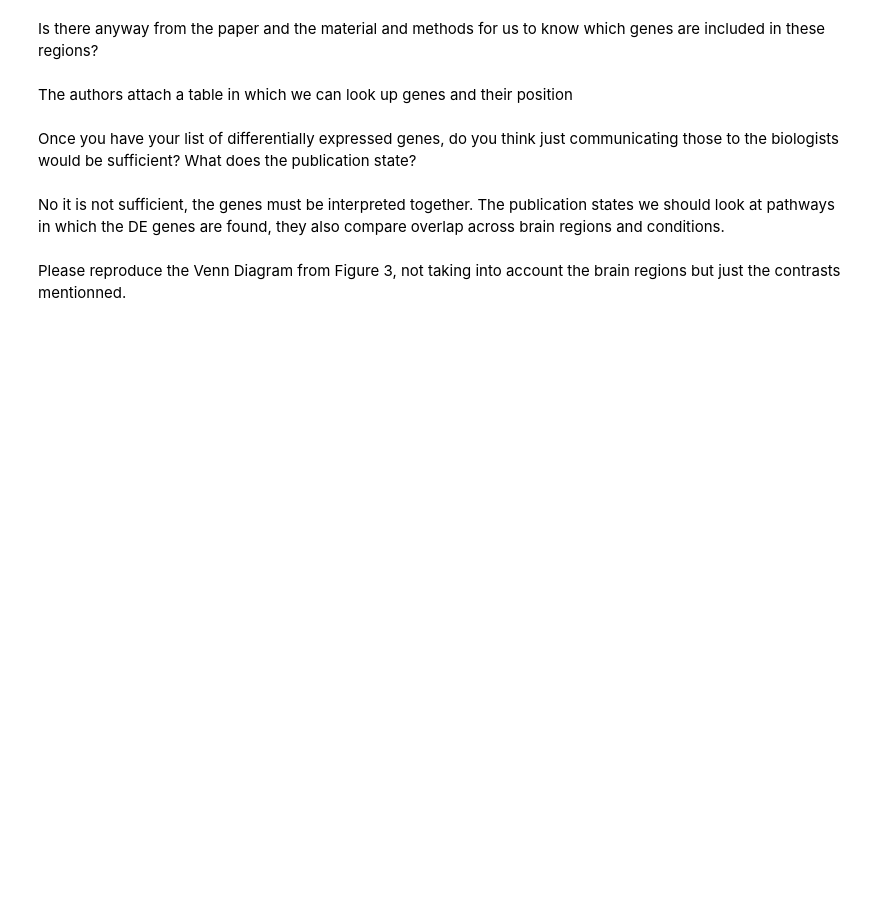
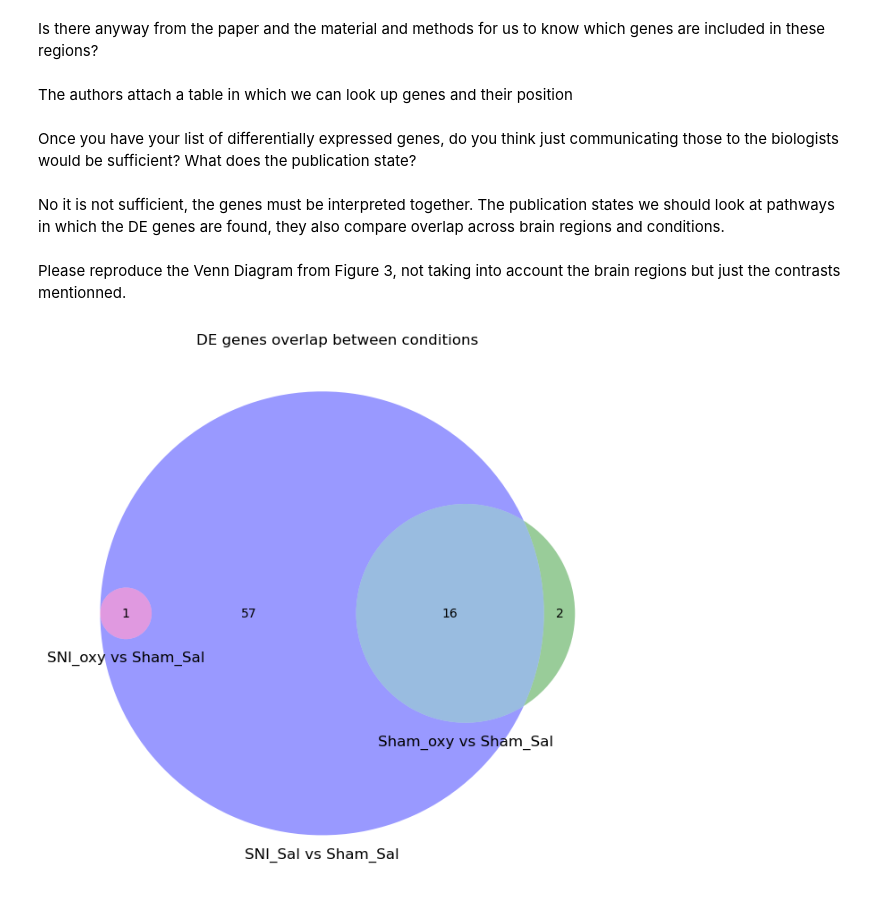
Before and after one commit to frankiebar1/computational-workflows-2025, a Jupyter notebook: notebooks/day_03/day_03.ipynb, the cells around one changed output. Cells and saved outputs as stored; diff of their text form; code cells hidden in the pictures; blank space fills up the shorter version.

```diff
--- a/notebooks/day_03/day_03.ipynb
+++ b/notebooks/day_03/day_03.ipynb
@@ -88,0 +79,19 @@ files = {
+# %%
+from matplotlib_venn import venn3
+import matplotlib.pyplot as plt
+
+files = {
+    "SNI_oxy_vs_Sham_Sal": "output/tables/differential/SNI_oxy_vs_Sham_Sal.deseq2.results_filtered.tsv",
+    "Sham_oxy_vs_Sham_Sal": "output/tables/differential/condition_control_treated.deseq2.results_filtered.tsv",
+    "SNI_Sal_vs_Sham_Sal": "output/tables/differential/SNI_Sal_vs_Sham_sal.deseq2.results_filtered.tsv"
+}
+
+
+gene_sets = {name: set(pd.read_csv(path, sep='\t')['gene_id']) for name, path in files.items()}
+
+plt.figure(figsize=(8,8))
+venn3(subsets=(gene_sets["SNI_oxy_vs_Sham_Sal"], gene_sets["Sham_oxy_vs_Sham_Sal"], gene_sets["SNI_Sal_vs_Sham_Sal"]), set_labels=("SNI_oxy vs Sham_Sal", "Sham_oxy vs Sham_Sal", "SNI_Sal vs Sham_Sal"))
+plt.title("DE genes overlap between conditions")
+plt.show()
+# %% [output]
+[figure, added]
```
Also changed, not shown: parts of 3 cells of this notebook, 2 other files.
